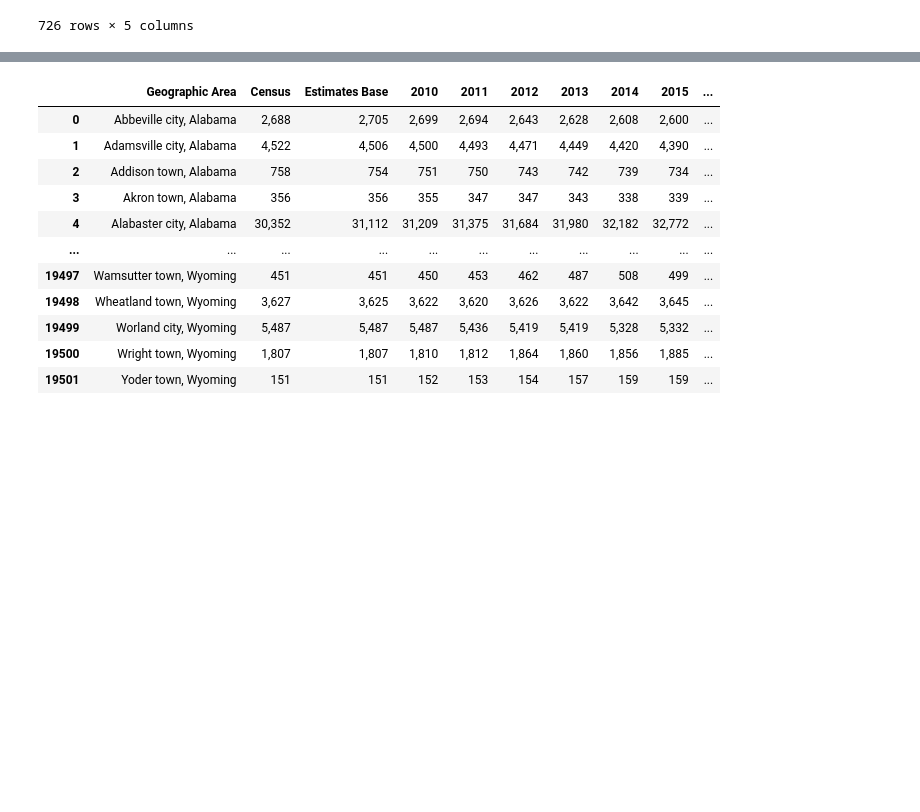
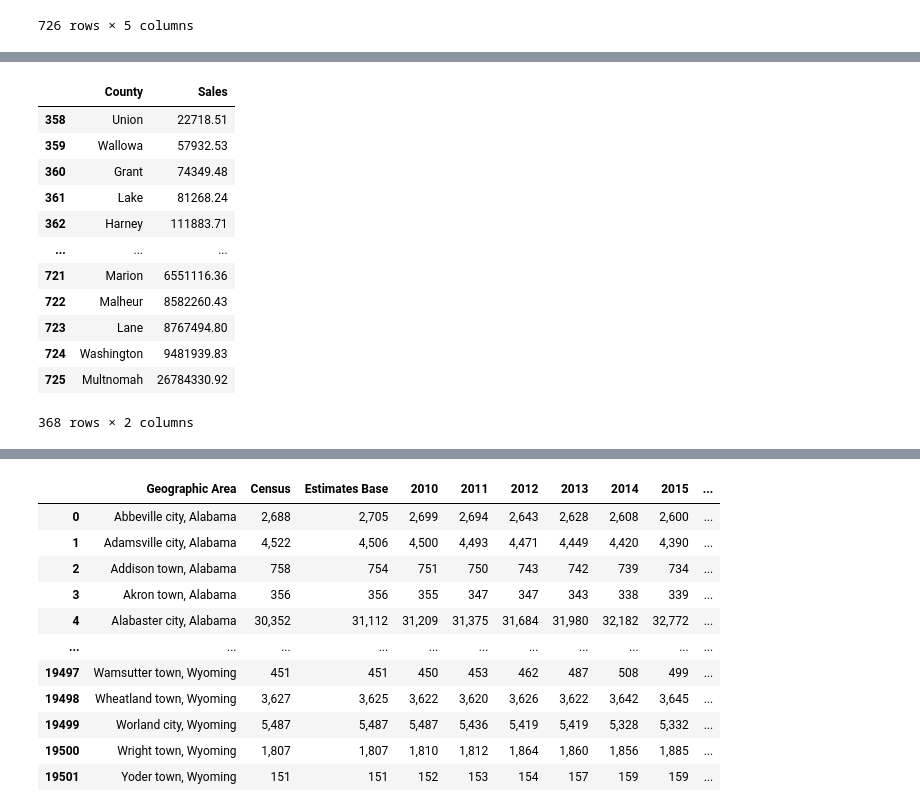
Before and after one commit to theesacker/Cannabis-Opportunity-Analysis, a Jupyter notebook: python/leos_notebook.ipynb, the cells around one changed output, grey strips where cells are left out. Saved outputs shown, nothing was run; the diff lists cells and outputs as text; code cells hidden in the pictures; blank space fills up the shorter version.

```diff
--- a/python/leos_notebook.ipynb
+++ b/python/leos_notebook.ipynb
@@ -29,0 +60,17 @@ county_sales_df
+# %%
+county_sales_twenty = county_sales_df.loc[county_sales_df["Month Filter"].str.contains("2020"), ["County", "Sales"]]
+county_sales_twenty
+# %% [output]
+|  | County | Sales |
+| 358 | Union | 22718.51 |
+| 359 | Wallowa | 57932.53 |
+| 360 | Grant | 74349.48 |
+| 361 | Lake | 81268.24 |
+| 362 | Harney | 111883.71 |
+| ... | ... | ... |
+| 721 | Marion | 6551116.36 |
+| 722 | Malheur | 8582260.43 |
+| 723 | Lane | 8767494.80 |
+| 724 | Washington | 9481939.83 |
+| 725 | Multnomah | 26784330.92 |
+368 rows × 2 columns
```
Also changed, not shown: parts of 7 cells of this notebook.
